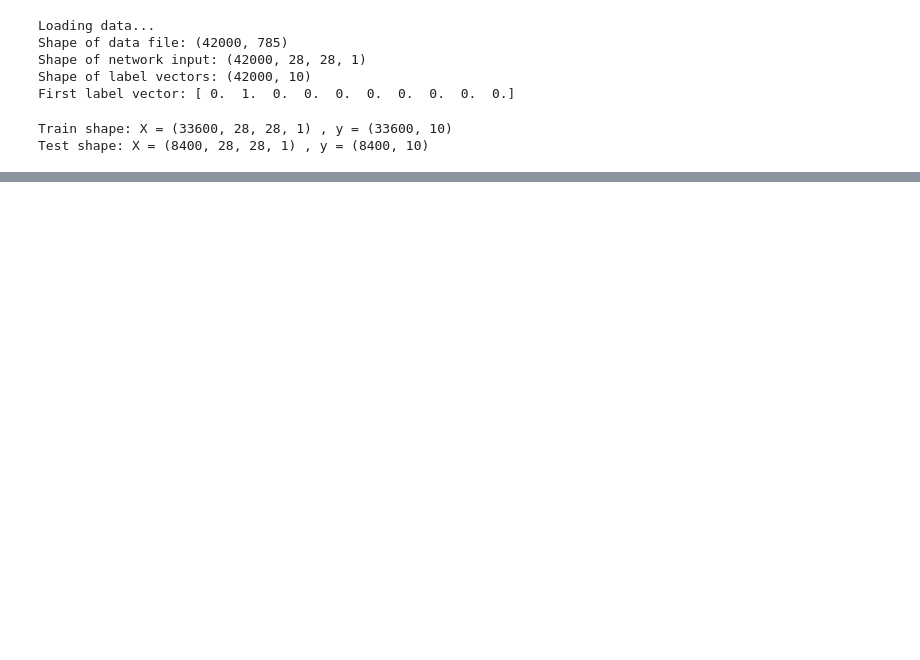
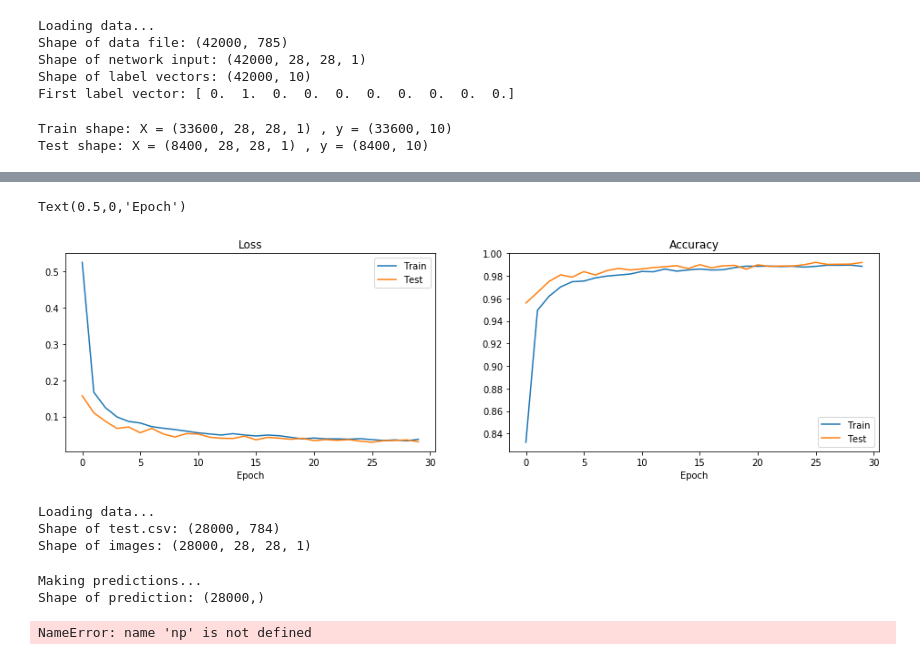
Before and after one commit to jack89roberts/kaggle-digit-recognizer, a Jupyter notebook: digit_submission.ipynb, the cells around one changed output, grey strips where cells are left out. Cells and saved outputs as stored; diff of their text form; code cells hidden in the pictures; blank space fills up the shorter version.

```diff
--- a/digit_submission.ipynb
+++ b/digit_submission.ipynb
@@ -26,7 +27,7 @@ X = df.drop('label',axis=1)
 X = X.values.reshape(len(X),img_rows,img_cols,1)
 
 # normalise X to lie between 0 and 1
-X = X/X.max()
+X = X/255.0
 print('Shape of network input:',X.shape)
 
 # extract true label of each image
@@ -65,22 +66,23 @@ layers = [
           Conv2D(32, kernel_size=(5, 5),
                           activation='relu',name='Conv1',
                           input_shape=(img_rows, img_cols, 1)),
-          Dropout(rate=0.25),
+          Dropout(rate=0.1),
           Conv2D(32, kernel_size=(5, 5),
                           activation='relu',name='Conv2'),
-          Dropout(rate=0.25),
+          Dropout(rate=0.1),
           Conv2D(64, kernel_size=(3, 3),
                           activation='relu',name='Conv3'),
-          Dropout(rate=0.25),
+          Dropout(rate=0.2),
           Conv2D(64, kernel_size=(3, 3),
                           activation='relu',name='Conv4'),
-          Dropout(rate=0.25),
+          Dropout(rate=0.2),
           MaxPool2D(pool_size=(2, 2), strides=2,
                           name='Pool1'),
           Flatten(name='Flatten'),
           Dense(256, activation='relu',name='Dense1'),
-          Dropout(rate=0.25),
+          Dropout(rate=0.5),
           Dense(64, activation='relu',name='Dense2'),
+          Dropout(rate=0.5),
           Dense(num_classes, activation='softmax',
                           name='Output')
         ]
@@ -112,0 +130,43 @@ KeyboardInterrupt:
+# %%
+plt.figure(figsize=(16,4))
+plt.subplot(1,2,1)
+plt.plot(history.history['loss'],label="Train")
+plt.plot(history.history['val_loss'], label="Test")
+plt.legend()
+plt.title('Loss')
+plt.xlabel('Epoch')
+
+plt.subplot(1,2,2)
+plt.plot(history.history['acc'], label="Train")
+plt.plot(history.history['val_acc'],label="Test")
+plt.legend()
+plt.title('Accuracy')
+plt.xlabel('Epoch')
+# %% [output]
+Text(0.5,0,'Epoch')
+[figure, added]
+# %%
+print('Loading data...')
+df = pd.read_csv('test.csv')
+print('Shape of test.csv:',df.shape)
+
+# reconstruct images from flattened rows
+X_pred = df.values.reshape(len(df),img_rows,img_cols,1)
+
+# normalise X to lie between 0 and 1
+X_pred = X_pred/255.0
+
+print('Shape of images:',X_pred.shape)
+# %% [output]
+Loading data...
+Shape of test.csv: (28000, 784)
+Shape of images: (28000, 28, 28, 1)
+# %%
+print('Making predictions...')
+y_pred = model.predict_classes(X_pred)
+print('Shape of prediction:',y_pred.shape)
+plt.hist(y_pred)
+# %% [output]
+Making predictions...
+Shape of prediction: (28000,)
+NameError: name 'np' is not defined
```
Also changed, not shown: parts of 3 cells of this notebook, 1 other file.
